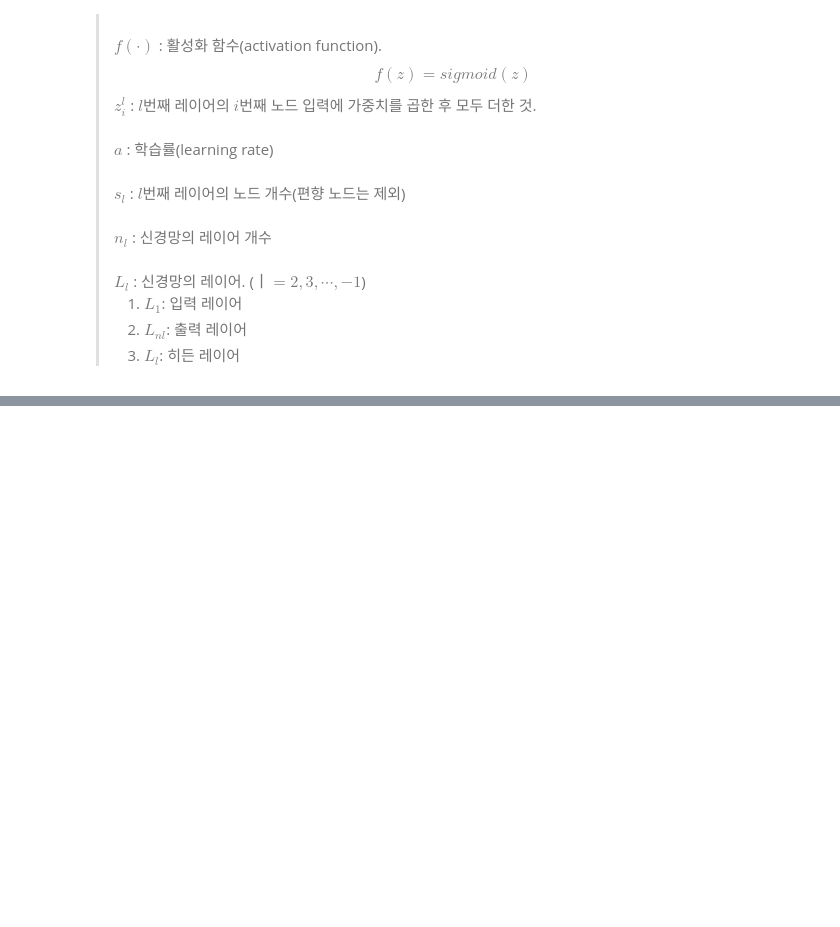
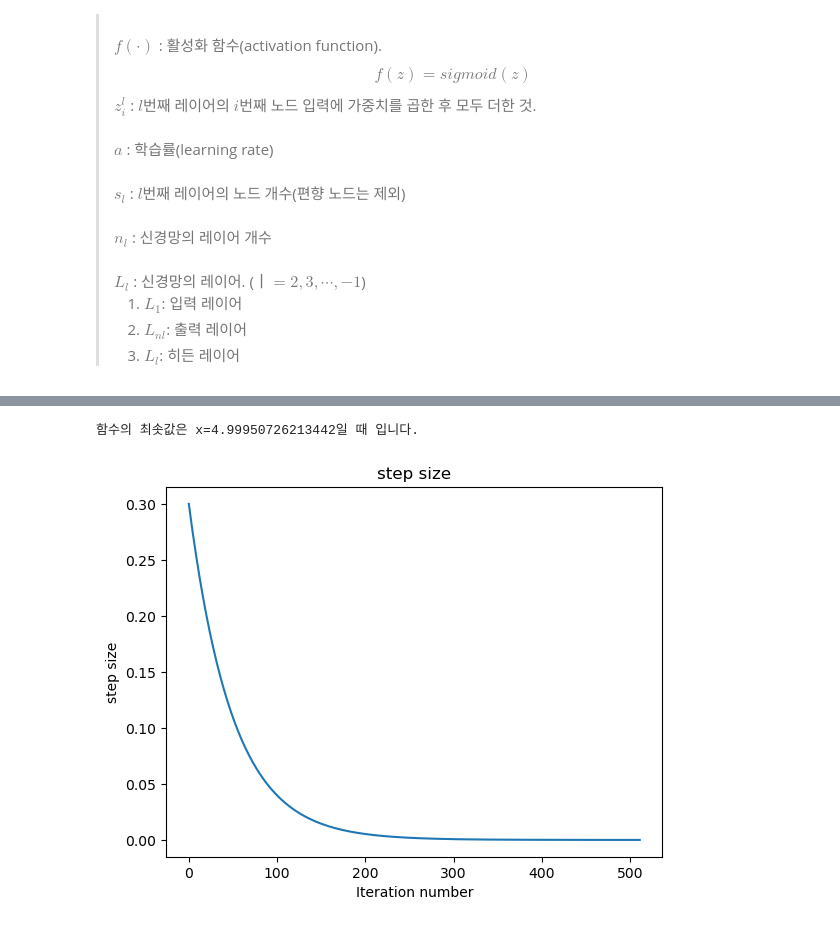
Before and after one commit to jieun000/python, a Jupyter notebook: 2_linearAlgebra/00_linearAlgebra.ipynb, the cells around one changed output, grey strips where cells are left out. Cells and saved outputs as stored; diff of their text form; code cells hidden in the pictures; blank space fills up the shorter version.

```diff
--- a/2_linearAlgebra/00_linearAlgebra.ipynb
+++ b/2_linearAlgebra/00_linearAlgebra.ipynb
@@ -827,0 +901,6 @@ plt.show()
+# %%
+# 시작 위치가 음수인 경우 경사 하강법을 수행.
+gradient_descent(next_x=-10, gamma=0.01, precision=0.00001, max_iteration=1000)
+# %% [output]
+함수의 최솟값은 x=4.99950726213442일 때 입니다.
+[figure, added]
```
Also changed, not shown: parts of 14 cells of this notebook, 1 other file.
